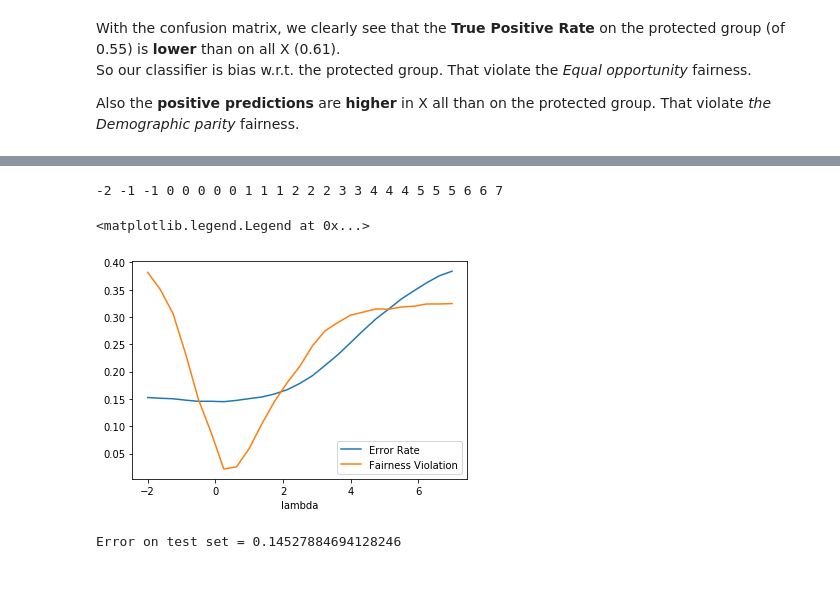
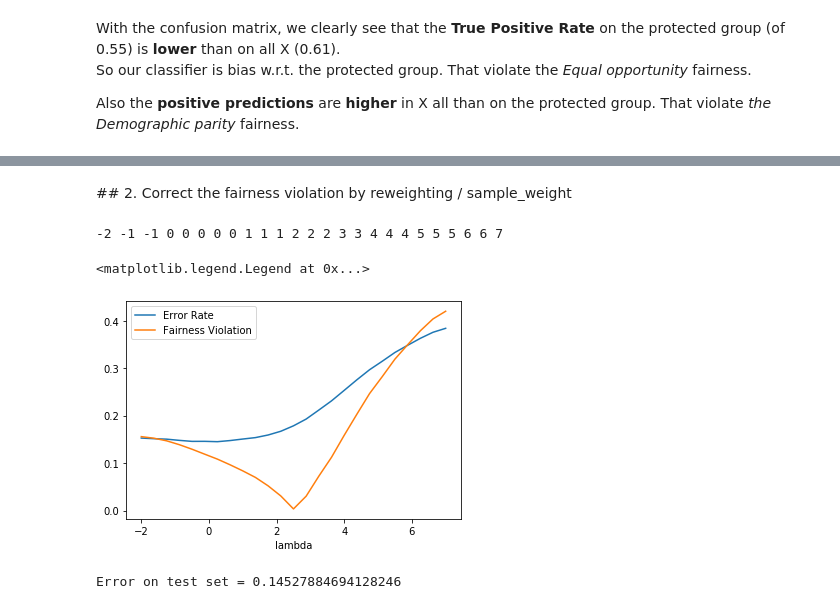
Before and after one commit to TwsThomas/fairness, a Jupyter notebook: fairness adult.ipynb, the cells around one changed output, grey strips where cells are left out. Drawn from its saved outputs; the diff is of its cells as text; code cells hidden in the pictures; blank space fills up the shorter version.

```diff
--- a/fairness adult.ipynb
+++ b/fairness adult.ipynb
@@ -81,39 +94,41 @@ STD for cm_protected :
 STD for cm:
  [[0.0029 0.0029]
  [0.0086 0.0086]]
+# %% [markdown]
+## 2. Correct the fairness violation by reweighting / sample_weight
 # %%
 # def get_lambda_star():
 
 lambda_ = 0
 lr = LogisticRegression(solver='lbfgs', max_iter=1000)
 lr.fit(X_train, y_train)
 
 l_lambda = []
 l_delta = []
 l_score_test_err = []
 l_fairness_violation = []
 for t in np.linspace(-2,7, 25):  # range(100): #2.507586
     print(int(t), end=' ')
 #     delta = fairness_violation(lr.predict(X_train), y_train,
 #                                protected_train, notion='demographic_parity')
 #     l_delta.append(delta)
 #     lambda_ = lambda_ - delta
     lambda_ = t
     l_lambda.append(lambda_)
     w = reweigth_samples(lambda_, protected_train, y_train)
     lr.fit(X_train, y_train, sample_weight=w)
     l_score_test_err.append(1-lr.score(X_test, y_test))
     l_fairness_violation.append(fairness_violation(lr.predict(X_test), y_test,
-                               protected_test, notion='equal_opportunity'))
+                               protected_test, notion='demographic_parity'))  # equal_opportunity
 
 plt.plot(l_lambda, l_score_test_err, label = 'Error Rate')
 plt.plot(l_lambda, np.abs(l_fairness_violation), label = 'Fairness Violation')
 plt.xlabel('lambda')
 plt.legend()
 # %% [output]
 -2 -1 -1 0 0 0 0 0 1 1 1 2 2 2 3 3 4 4 4 5 5 5 6 6 7
 <matplotlib.legend.Legend at 0x...>
-[figure, old version]
+[figure, new version]
 # %%
 w = reweigth_samples(.26, protected_train, y_train)
 lr.fit(X_train, y_train, sample_weight=w)
```
Also changed, not shown: parts of 14 cells of this notebook, 1 other file.
